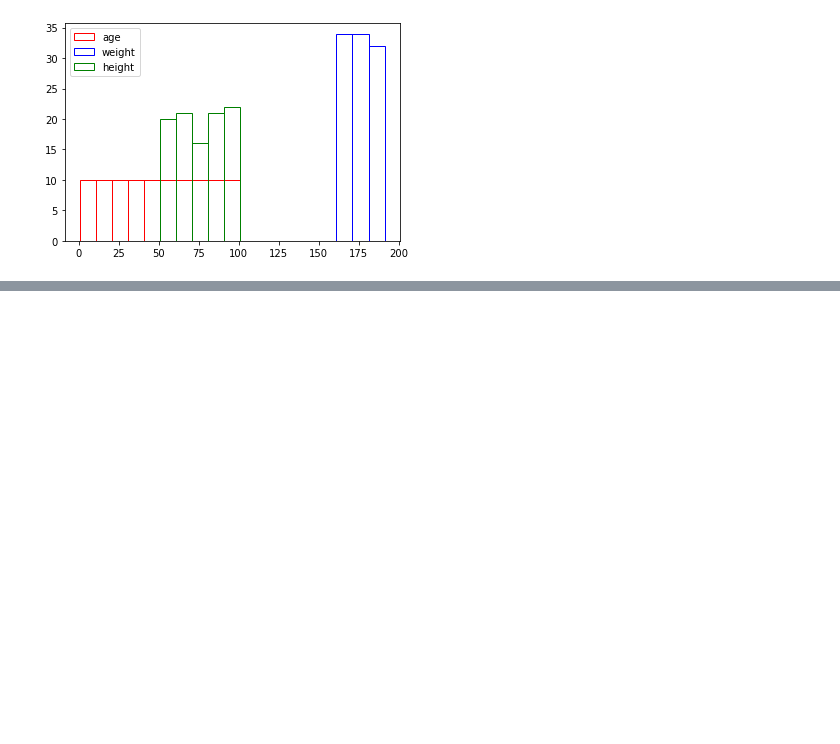
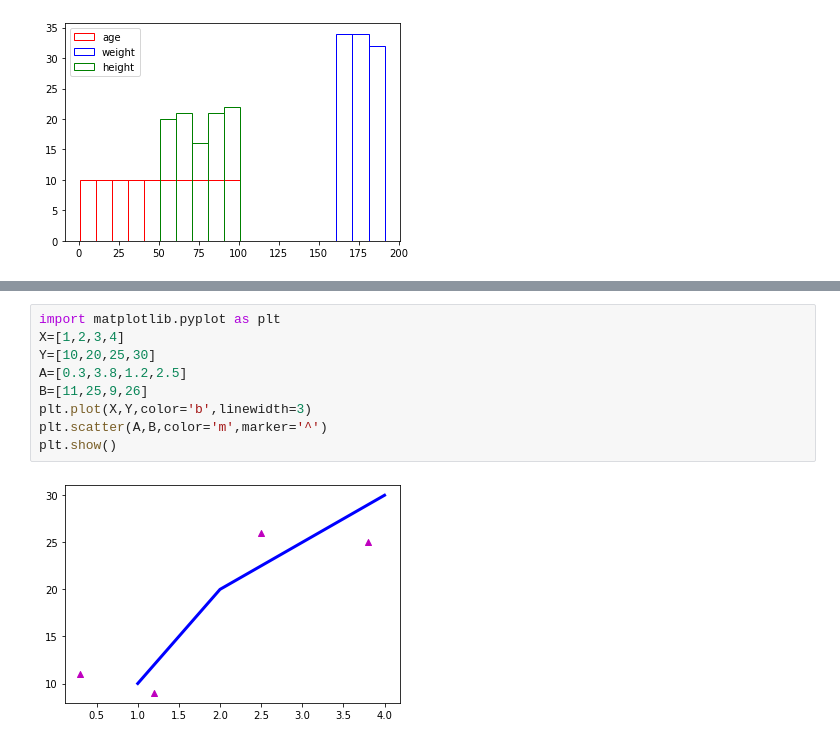
Before and after one commit to GBaryan/IP-SCHOOL-jupyter, a Jupyter notebook: Matplotlib.ipynb, the cells around one changed output, grey strips where cells are left out. Drawn from its saved outputs; the diff is of its cells as text; blank space fills up the shorter version.

```diff
--- a/Matplotlib.ipynb
+++ b/Matplotlib.ipynb
@@ -143,0 +169,11 @@ plt.show()
+# %%
+import matplotlib.pyplot as plt
+X=[1,2,3,4]
+Y=[10,20,25,30]
+A=[0.3,3.8,1.2,2.5]
+B=[11,25,9,26]
+plt.plot(X,Y,color='b',linewidth=3)
+plt.scatter(A,B,color='m',marker='^')
+plt.show()
+# %% [output]
+[figure, added]
```
Also changed, not shown: parts of 3 cells of this notebook, 6 other files.
